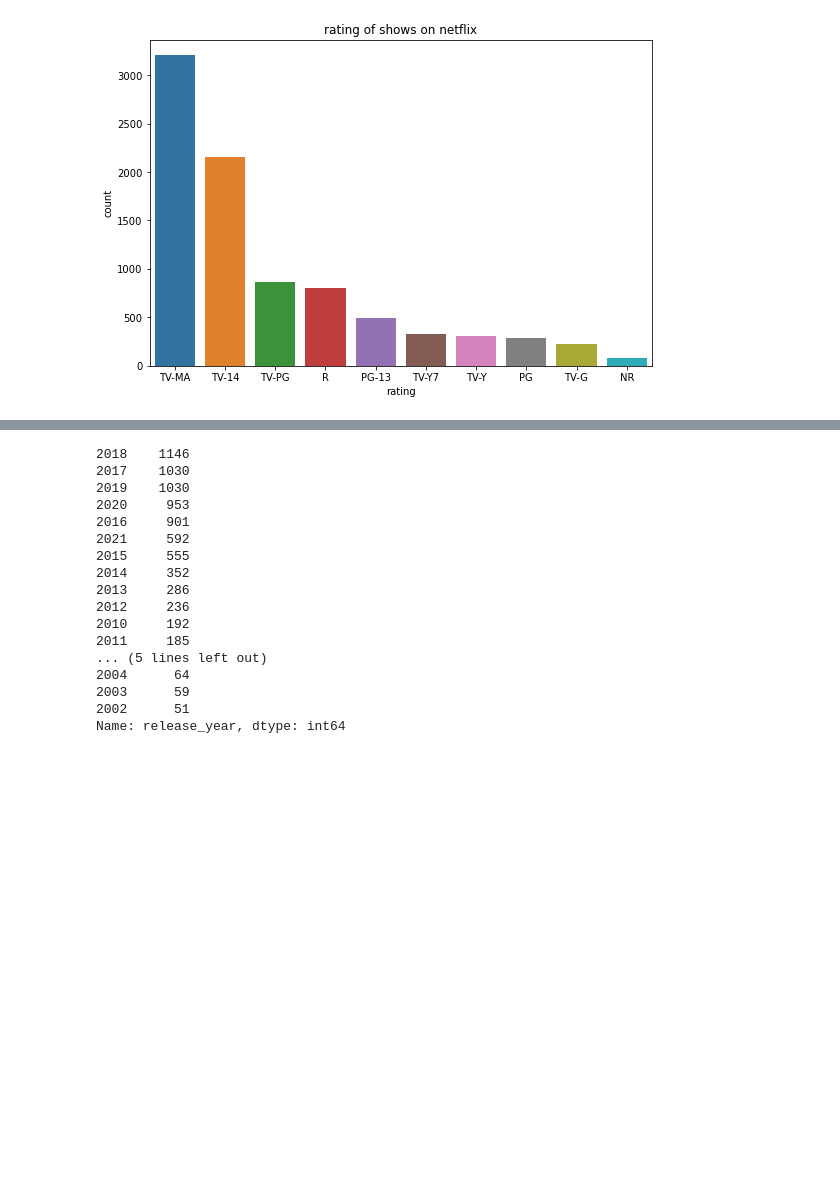
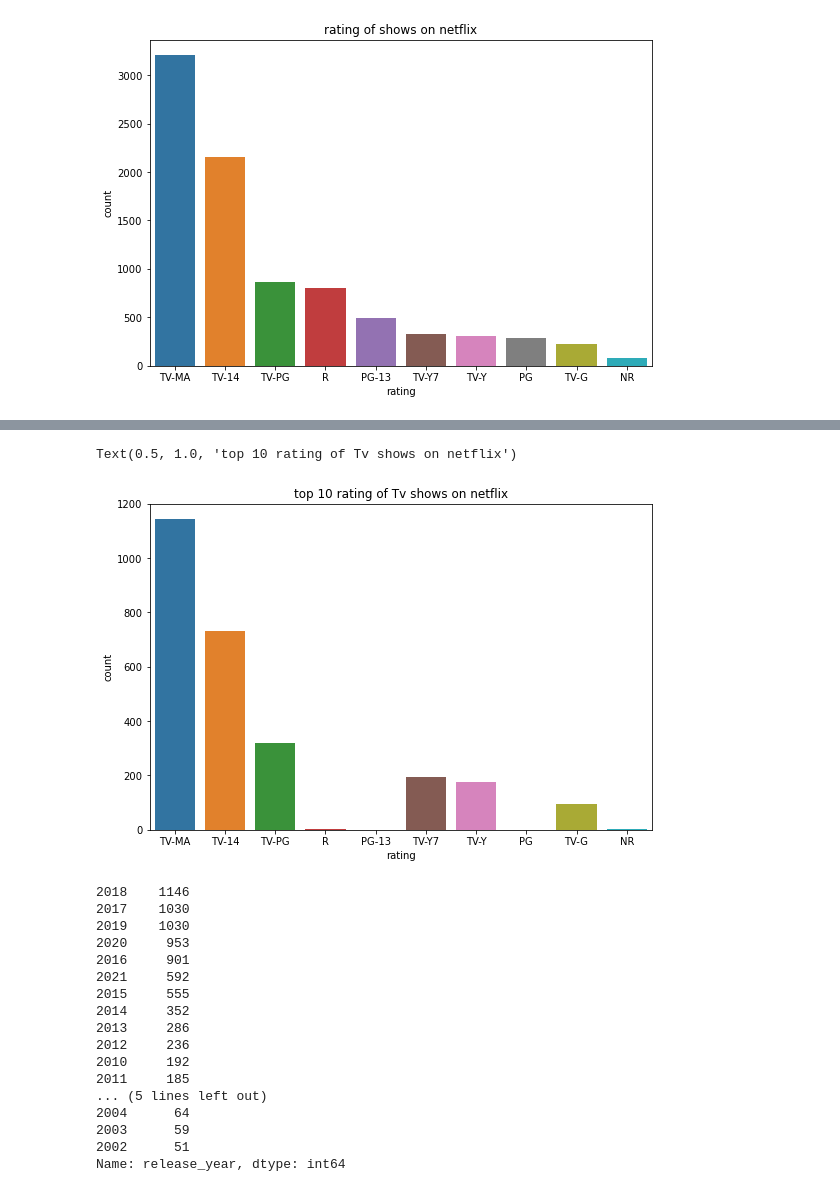
Before and after one commit to atif4/786-python-code-, a Jupyter notebook: netflix1.ipynb, the cells around one changed output, grey strips where cells are left out. Drawn from its saved outputs; the diff is of its cells as text; code cells hidden in the pictures; blank space fills up the shorter version.

```diff
--- a/netflix1.ipynb
+++ b/netflix1.ipynb
@@ -232,3 +224,11 @@ Text(0.5, 1.0, 'rating of shows on netflix')
+# %%
+plt.figure(figsize=(9,6))
+sns.countplot(x='rating',order=df['rating'].value_counts().index[0:10],data=tv_show)
+plt.title("top 10 rating of Tv shows on netflix")
+#it is combine graph shows high rate of TV and movie shows was given by (US)
+# %% [output]
+Text(0.5, 1.0, 'top 10 rating of Tv shows on netflix')
+[figure, added]
 # %%
 df.release_year.value_counts()[:20]
 #now we want to see in which netflix produce high amount of content
```
Also changed, not shown: parts of 22 cells of this notebook.
